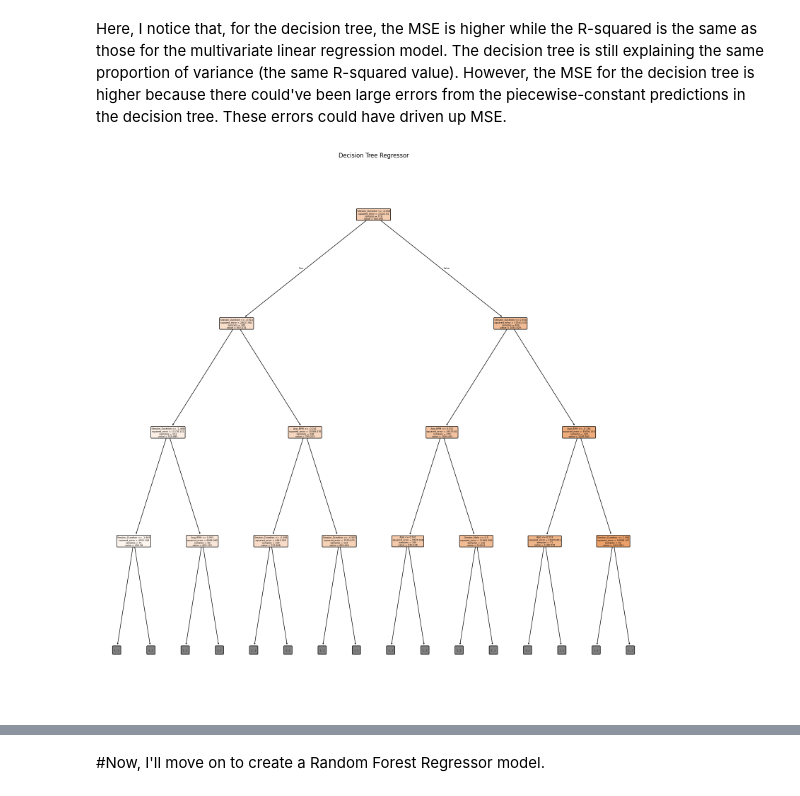
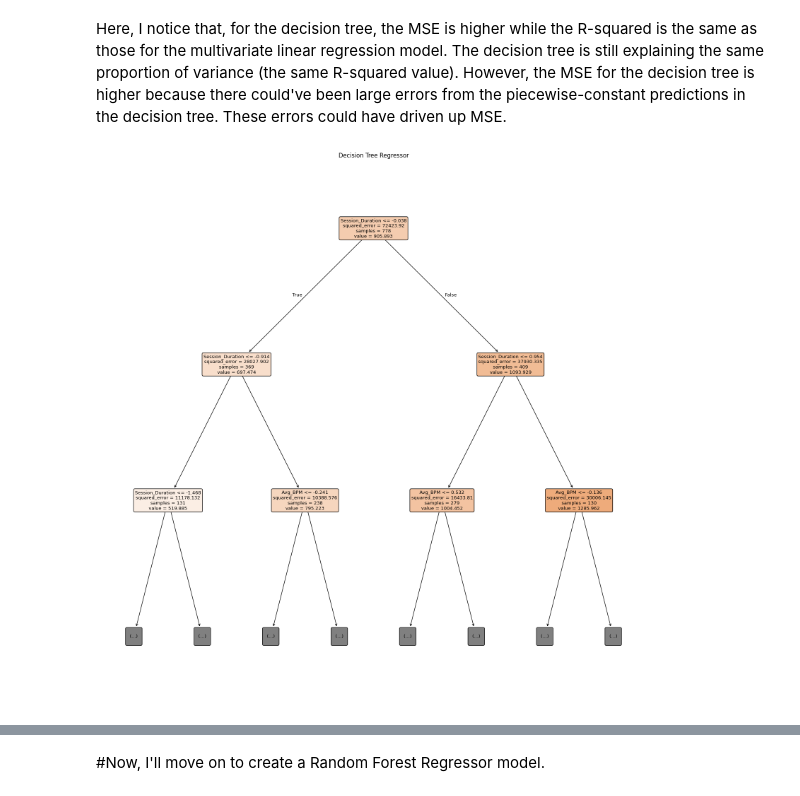
Before and after one commit to isabellaimcc/Final-Data-Bootcamp-Project, a Jupyter notebook: Isabella_M_Cheque_C_Modeling_Final_Project.ipynb, the cells around one changed output, grey strips where cells are left out. Saved outputs shown, nothing was run; the diff lists cells and outputs as text; code cells hidden in the pictures.

```diff
--- a/Isabella_M_Cheque_C_Modeling_Final_Project.ipynb
+++ b/Isabella_M_Cheque_C_Modeling_Final_Project.ipynb
@@ -202,21 +202,21 @@ Here, I notice that, for the decision tree, the MSE is higher while the R-square
 # %%
 #the following code visualizes the decision tree
 regressor = pipeline.named_steps['regressor'] #extracting the DecisionTreeRegressor from the pipeline
 
 preprocessor = pipeline.named_steps['preprocessor']
 preprocessor.fit(X_train) #fitting the preprocessor to the training data
 
 num_features = numeric_features
 cat_features = preprocessor.named_transformers_['cat'].get_feature_names_out(categorical_features) #this gets the names of the categorical features after transformation
 all_features = list(numeric_features) + list(cat_features) #combining numerical and categorical features into a single list named all_features
 
 plt.figure(figsize = (20, 20))
 plot_tree(regressor, #regressor variable that holds the decision tree model
           feature_names = all_features, #instructing for the visualization to display the feature names
           filled = True, #shows colors that represent values
           rounded = True, #rounded roners for the decision tree boxes
-          max_depth = 3) #limiting to 3 for clarity.
+          max_depth = 2) #limiting to 2 for clarity.
 plt.title('Decision Tree Regressor')
 plt.show()
 # %% [output]
-[figure, old version]
+[figure, new version]
```
Also changed, not shown: parts of 1 cell of this notebook.
